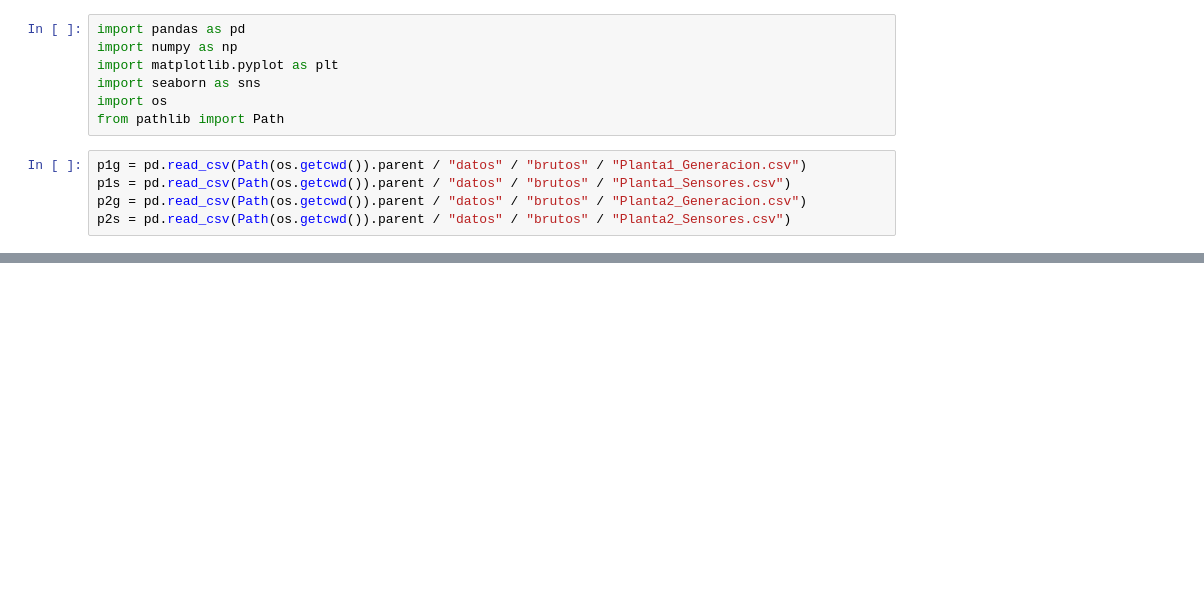
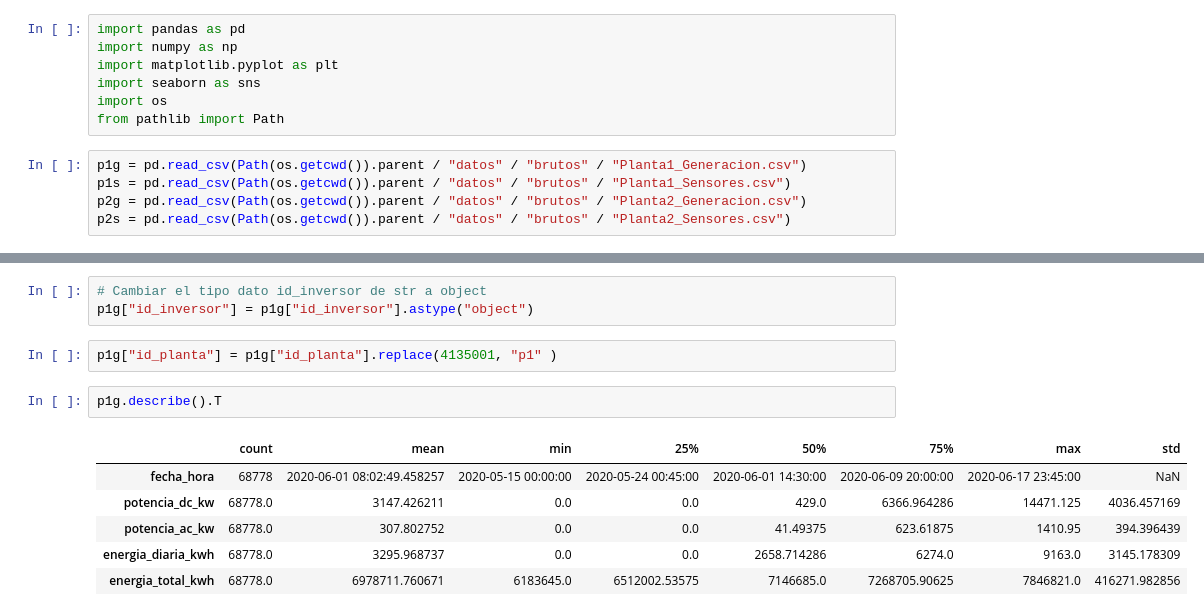
Before and after one commit to PabloHVega/Solar-Plants, a Jupyter notebook: notebooks/01_ImportacionDatos.ipynb, the cells around one changed output, grey strips where cells are left out. Saved outputs shown, nothing was run; the diff lists cells and outputs as text; blank space fills up the shorter version.

```diff
--- a/notebooks/01_ImportacionDatos.ipynb
+++ b/notebooks/01_ImportacionDatos.ipynb
@@ -21,0 +57,14 @@ p2s.head()
+# %%
+# Cambiar el tipo dato id_inversor de str a object
+p1g["id_inversor"] = p1g["id_inversor"].astype("object")
+# %%
+p1g["id_planta"] = p1g["id_planta"].replace(4135001, "p1" )
+# %%
+p1g.describe().T
+# %% [output]
+|  | count | mean | min | 25% | 50% | 75% | max | std |
+| fecha_hora | 68778 | 2020-06-01 08:02:49.458257 | 2020-05-15 00:00:00 | 2020-05-24 00:45:00 | 2020-06-01 14:30:00 | 2020-06-09 20:00:00 | 2020-06-17 23:45:00 | NaN |
+| potencia_dc_kw | 68778.0 | 3147.426211 | 0.0 | 0.0 | 429.0 | 6366.964286 | 14471.125 | 4036.457169 |
+| potencia_ac_kw | 68778.0 | 307.802752 | 0.0 | 0.0 | 41.49375 | 623.61875 | 1410.95 | 394.396439 |
+| energia_diaria_kwh | 68778.0 | 3295.968737 | 0.0 | 0.0 | 2658.714286 | 6274.0 | 9163.0 | 3145.178309 |
+| energia_total_kwh | 68778.0 | 6978711.760671 | 6183645.0 | 6512002.53575 | 7146685.0 | 7268705.90625 | 7846821.0 | 416271.982856 |
```
Also changed, not shown: parts of 6 cells of this notebook.
